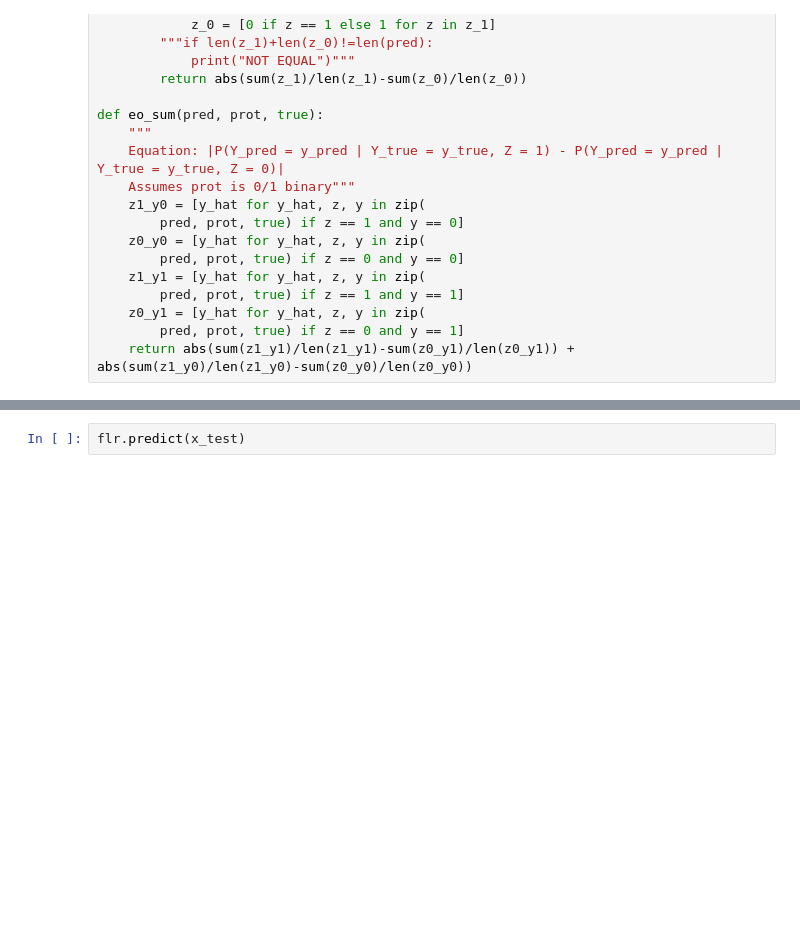
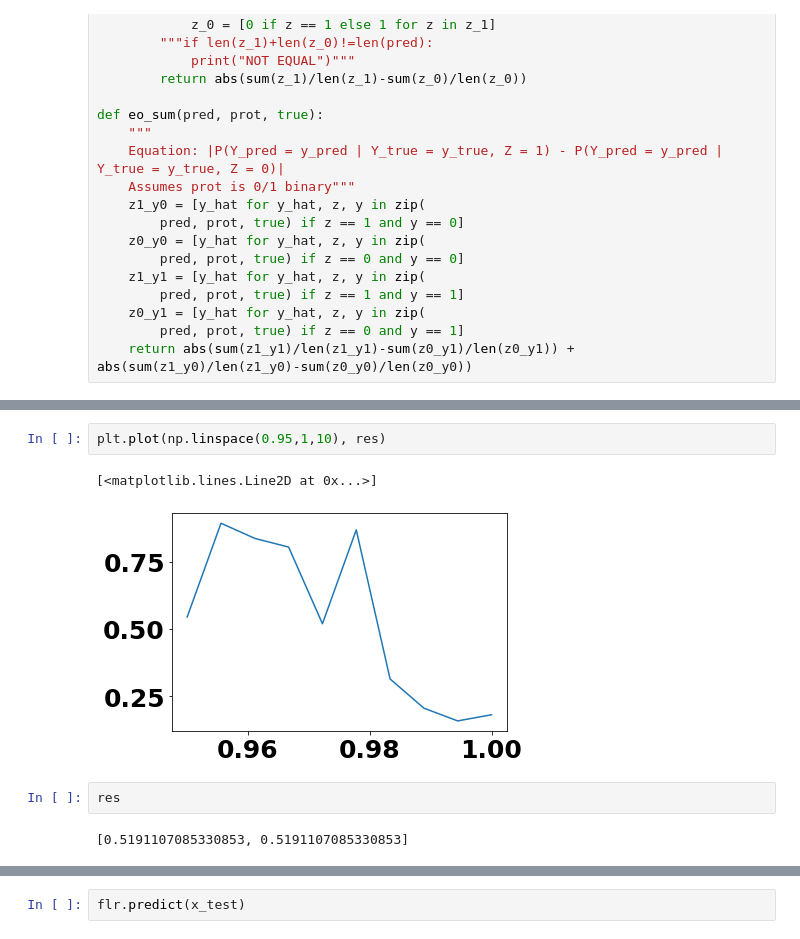
Before and after one commit to mjdioli/masters, a Jupyter notebook: test_fair_log_reg.ipynb, the cells around one changed output, grey strips where cells are left out. Saved outputs shown, nothing was run; the diff lists cells and outputs as text; blank space fills up the shorter version.

```diff
--- a/test_fair_log_reg.ipynb
+++ b/test_fair_log_reg.ipynb
@@ -170,0 +152,9 @@ array([-417.34245653,  195.68835849,  203.66933915,  221.23483332,
+# %%
+plt.plot(np.linspace(0.95,1,10), res)
+# %% [output]
+[<matplotlib.lines.Line2D at 0x...>]
+[figure, added]
+# %%
+res
+# %% [output]
+[0.5191107085330853, 0.5191107085330853]
```
Also changed, not shown: parts of 24 cells of this notebook, 4 other files.
